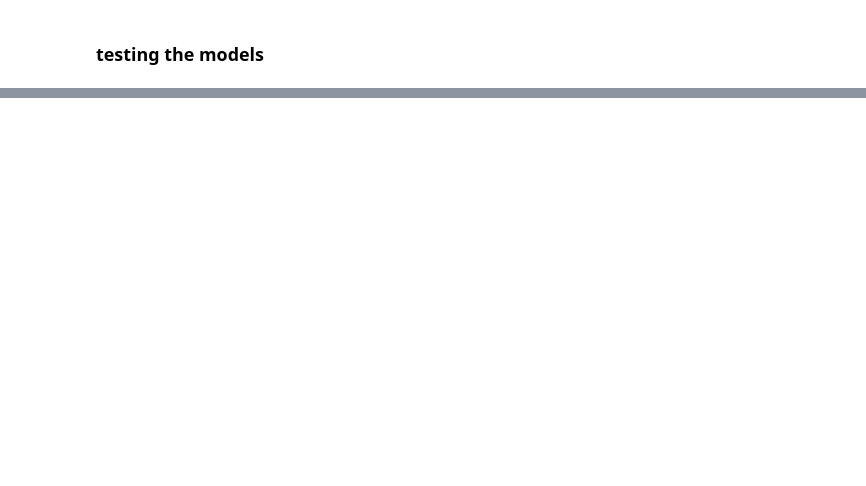
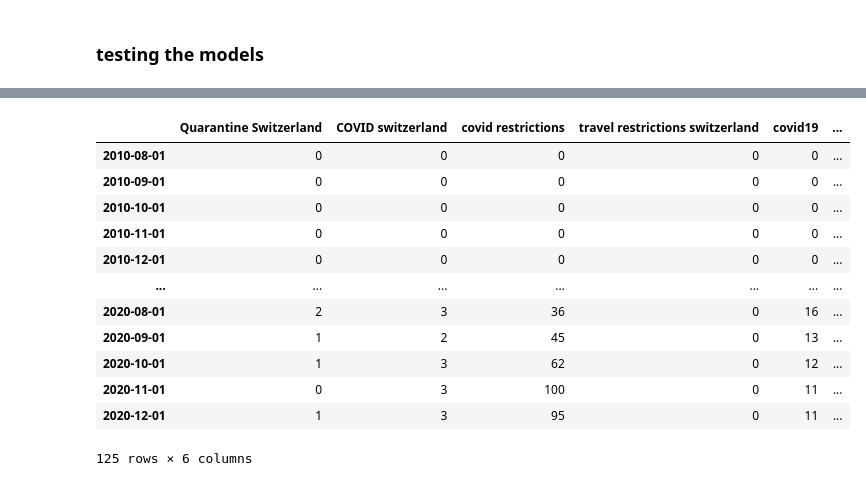
Before and after one commit to naayem/SwissHotelArrivalsPredictor, a Jupyter notebook: Project.ipynb, the cells around one changed output, grey strips where cells are left out. Saved outputs shown, nothing was run; the diff lists cells and outputs as text; code cells hidden in the pictures; blank space fills up the shorter version.

```diff
--- a/Project.ipynb
+++ b/Project.ipynb
@@ -909 +915,17 @@ IndentationError: unexpected indent (<ipython-input-442-e5a632908758>, line 4)
+# %%
+Arrivals_lags_features[covid_trends]
+# %% [output]
+|  | Quarantine Switzerland | COVID switzerland | covid restrictions | travel restrictions switzerland | covid19 | ... |
+| 2010-08-01 | 0 | 0 | 0 | 0 | 0 | ... |
+| 2010-09-01 | 0 | 0 | 0 | 0 | 0 | ... |
+| 2010-10-01 | 0 | 0 | 0 | 0 | 0 | ... |
+| 2010-11-01 | 0 | 0 | 0 | 0 | 0 | ... |
+| 2010-12-01 | 0 | 0 | 0 | 0 | 0 | ... |
+| ... | ... | ... | ... | ... | ... | ... |
+| 2020-08-01 | 2 | 3 | 36 | 0 | 16 | ... |
+| 2020-09-01 | 1 | 2 | 45 | 0 | 13 | ... |
+| 2020-10-01 | 1 | 3 | 62 | 0 | 12 | ... |
+| 2020-11-01 | 0 | 3 | 100 | 0 | 11 | ... |
+| 2020-12-01 | 1 | 3 | 95 | 0 | 11 | ... |
+125 rows × 6 columns
 # %%
```
Also changed, not shown: parts of 16 cells of this notebook, 1 other file.
